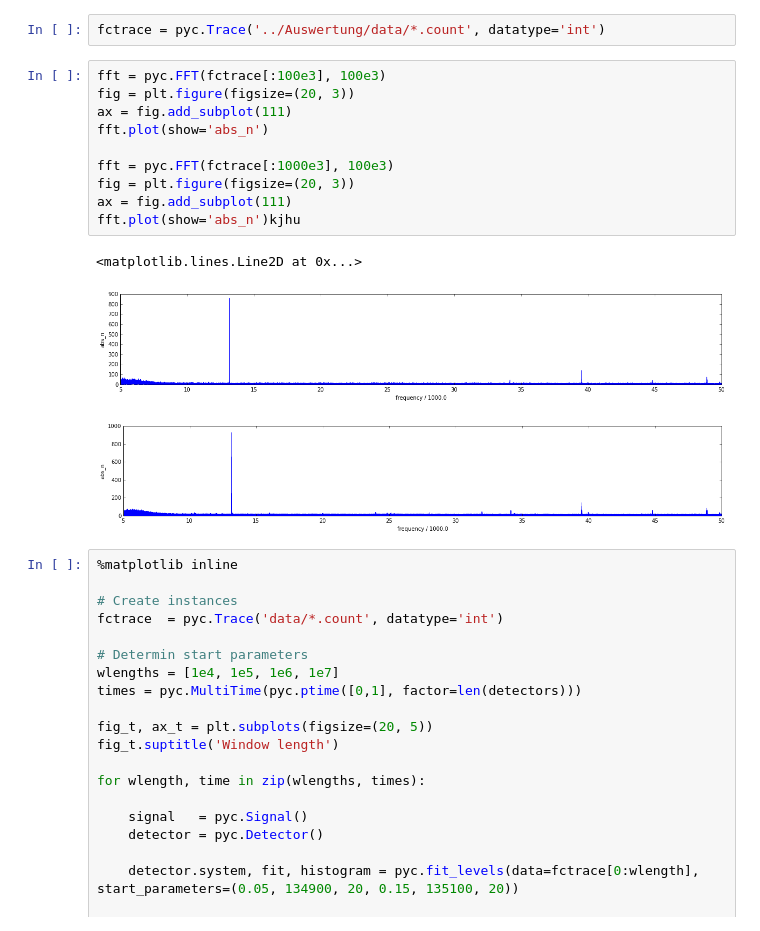
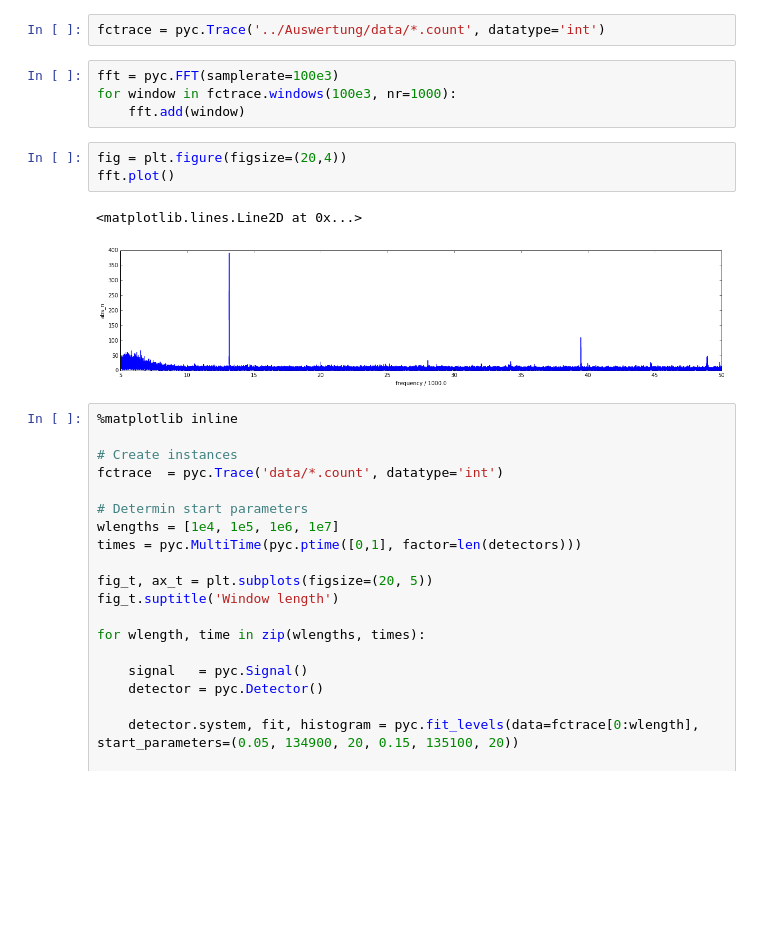
Before and after one commit to t--wagner/pycounting, a Jupyter notebook: counting.ipynb, the cells around one changed output. Cells and saved outputs as stored; diff of their text form; blank space fills up the shorter version.

```diff
--- a/counting.ipynb
+++ b/counting.ipynb
@@ -18,20 +18,16 @@ import pycounting as pyc
 import pycsimulation as pys
 # %%
 fctrace = pyc.Trace('../Auswertung/data/*.count', datatype='int')
-# %%
-fft = pyc.FFT(fctrace[:100e3], 100e3)
-fig = plt.figure(figsize=(20, 3))
-ax = fig.add_subplot(111)
-fft.plot(show='abs_n')
-
-fft = pyc.FFT(fctrace[:1000e3], 100e3)
-fig = plt.figure(figsize=(20, 3))
-ax = fig.add_subplot(111)
-fft.plot(show='abs_n')kjhu
-# %% [output]
-<matplotlib.lines.Line2D at 0x...>
-[figure, removed]
-[figure, removed]
+# %%
+fft = pyc.FFT(samplerate=100e3)
+for window in fctrace.windows(100e3, nr=1000):
+    fft.add(window)
+# %%
+fig = plt.figure(figsize=(20,4))
+fft.plot()
+# %% [output]
+<matplotlib.lines.Line2D at 0x...>
+[figure, added]
 # %%
 %matplotlib inline
 
```
Also changed, not shown: 1 other file.
